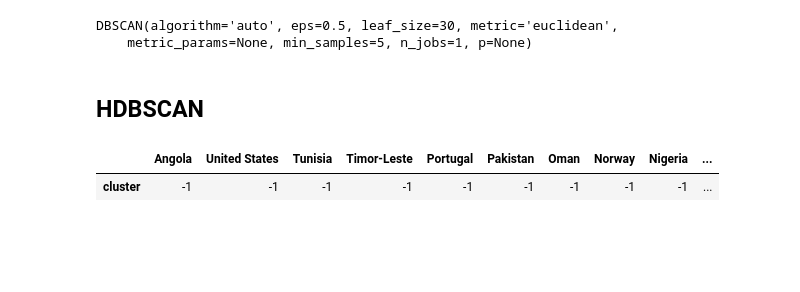
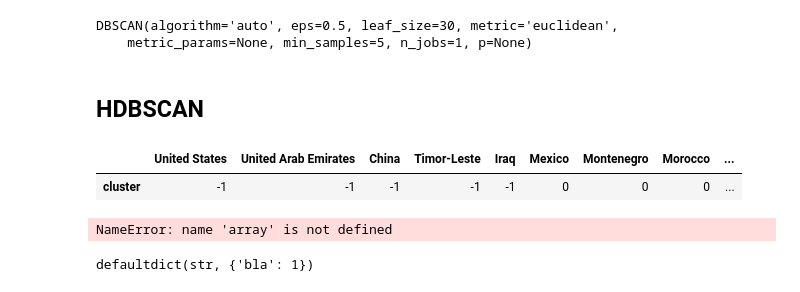
Before and after one commit to WolfLo/clustering-economies, a Jupyter notebook: clustering_overview.ipynb, the cells around one changed output. Cells and saved outputs as stored; diff of their text form; code cells hidden in the pictures; blank space fills up the shorter version.

```diff
--- a/clustering_overview.ipynb
+++ b/clustering_overview.ipynb
@@ -26,6 +31,6 @@ plt.style.use('seaborn-white')
 # %%
 # import the csv dataset as a pandas DataFrame
-df = pd.read_csv('data/selected_countries.csv')
+df = pd.read_csv('data/full_data.csv')
 # change index (row labels)
 df = df.set_index('Country Code', verify_integrity=True)
 # display df with all its columns
@@ -297,12 +375,16 @@ DBSCAN(algorithm='auto', eps=0.5, leaf_size=30, metric='euclidean',
 # %% [markdown]
 ## HDBSCAN
 # %%
-clusterer = hdbscan.HDBSCAN(min_cluster_size=10)
+clusterer = hdbscan.HDBSCAN(min_cluster_size=2)
 clusterer.fit_predict(df)
 # Observations per KMeans cluster
 cluster_map = pd.DataFrame(columns=['cluster'], index=country_names)
 cluster_map['cluster'] = clusterer.labels_
 cluster_map.sort_values('cluster').T
 # %% [output]
-|  | Angola | United States | Tunisia | Timor-Leste | Portugal | Pakistan | Oman | Norway | Nigeria | ... |
-| cluster | -1 | -1 | -1 | -1 | -1 | -1 | -1 | -1 | -1 | ... |
+|  | United States | United Arab Emirates | China | Timor-Leste | Iraq | Mexico | Montenegro | Morocco | ... |
+| cluster | -1 | -1 | -1 | -1 | -1 | 0 | 0 | 0 | ... |
+# %%
+a = defaultdict(array)
+# %% [output]
+NameError: name 'array' is not defined
@@ -308,0 +393,4 @@ cluster_map.sort_values('cluster').T
+# %%
+a
+# %% [output]
+defaultdict(str, {'bla': 1})
```
Also changed, not shown: parts of 23 cells of this notebook, 2 other files.
